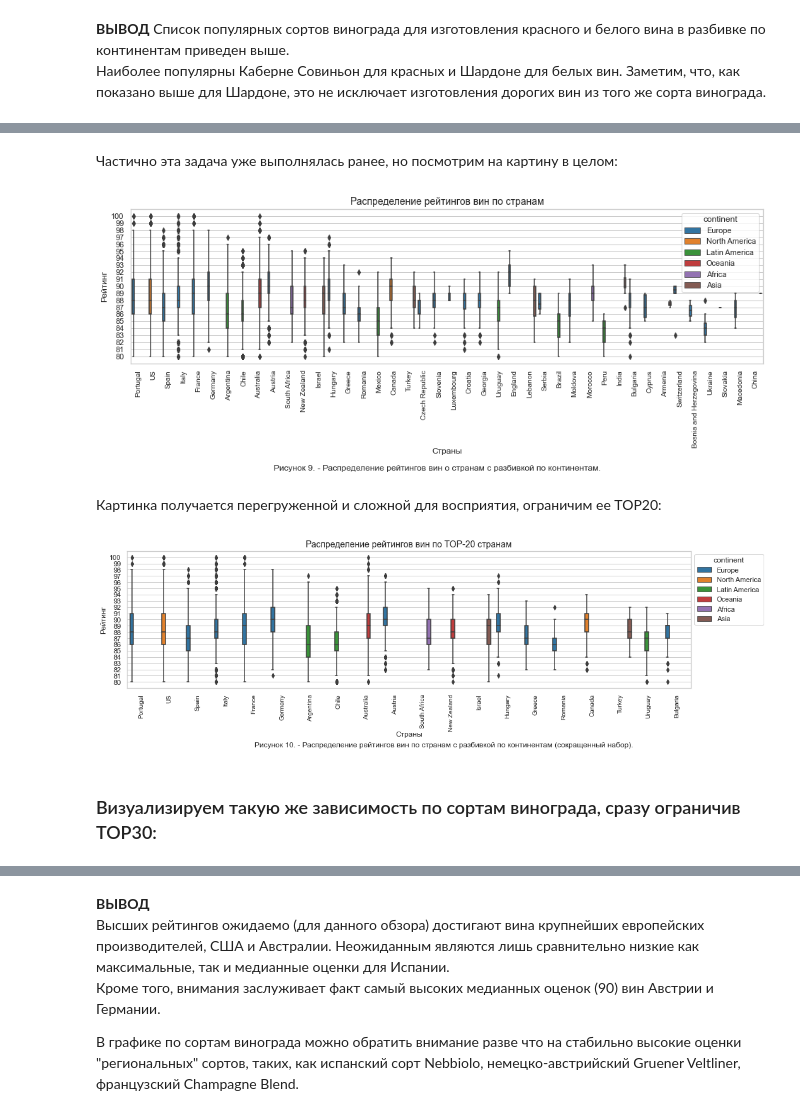
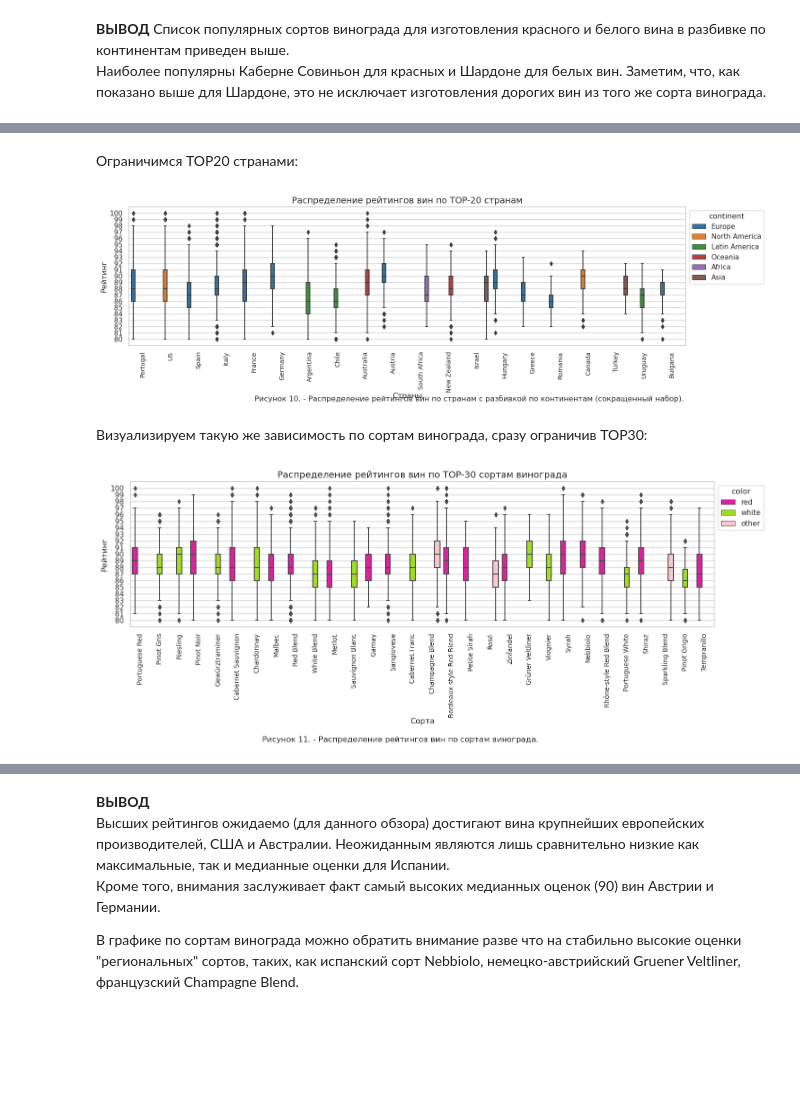
Before and after one commit to PiperDM/Portfolio, a Jupyter notebook: Wine project/Wine_research_GH.ipynb, the cells around one changed output, grey strips where cells are left out. Cells and saved outputs as stored; diff of their text form; code cells hidden in the pictures; blank space fills up the shorter version.

```diff
--- a/Wine project/Wine_research_GH.ipynb
+++ b/Wine project/Wine_research_GH.ipynb
@@ -193,7 +228,7 @@ wine[(wine['points'] >= 97) & wine.price.isna()].sort_values(by='points', ascend
 
 **ВЫБРОСИМ записи, где признак price не определен**
 # %%
-wine = wine.dropna(subset='price')
+wine = wine.dropna(subset=['price'])
 # %% [markdown]
 Посмотрим на признак description.
 # %%
@@ -216,2 +255,3 @@ Name: description, Length: 111593, dtype: object
 # %%
-wine = wine.drop('description', axis=1)
+wine = wine.drop(['description', 'designation', 'region_2', 'taster_name', 'taster_twitter_handle'], axis=1)
+wine.info()
@@ -222,3 +273,0 @@ wine = wine.drop('description', axis=1)
-# %%
-wine = wine.drop(['designation', 'region_2', 'taster_name', 'taster_twitter_handle'], axis=1)
-wine.info()
@@ -265,6 +299,7 @@ wine[wine.country.isna() | wine.province.isna()]
 # %%
-wine.dropna(subset='country', inplace=True)
-wine.dropna(subset='variety', inplace=True) #одна запись затесалась с пропущенным сортом
+wine.dropna(subset=['country','variety'], inplace=True)
+
+wine.fillna('unknown', inplace=True)
 wine.info()
 # %% [output]
 <class 'pandas.core.frame.DataFrame'>
@@ -797,15 +730,16 @@ print(*wine[wine['points']==100].variety, sep=', ')
-# %% [markdown]
-Частично эта задача уже выполнялась ранее, но посмотрим на картину в целом:
+# %% [markdown]
+Ограничимся TOP20 странами:
 # %%
+wine_top20countries = list(wine.value_counts('country').index[:20])
+
 plt.figure(figsize=(16, 4))
-sns.boxplot(x='country', y='points', data=wine, hue='continent');
+ax=sns.boxplot(x='country', y='points', data=wine[wine['country'].isin(wine_top20countries)], hue='continent');
 plt.xticks(rotation=90, fontsize=10);
 plt.yticks(ticks=range(80, 101))
-plt.title('Распределение рейтингов вин по странам', fontsize=14);
+plt.title('Распределение рейтингов вин по TOP-20 странам', fontsize=14);
 plt.xlabel('Страны', labelpad = 0)
 plt.ylabel('Рейтинг');
-plt.figtext(0.3, -0.4, "Рисунок 9. - Распределение рейтингов вин о странам с разбивкой по континентам.");
+sns.move_legend(ax, "upper left", bbox_to_anchor=(1, 1))
+plt.figtext(0.3, -0.2, "Рисунок 10. - Распределение рейтингов вин по странам с разбивкой по континентам (сокращенный набор).");
 # %% [output]
-[figure, old version]
+[figure, new version]
-# %% [markdown]
-Картинка получается перегруженной и сложной для восприятия, ограничим ее TOP20:
@@ -814,14 +746,19 @@ wine_top20countries = list(wine.value_counts('country').index[:20])
+# %% [markdown]
+Визуализируем такую же зависимость по сортам винограда, сразу ограничив TOP30:
 # %%
+wine_top30varietes = list(wine.value_counts('variety').index[:30])
+
+winpalette = {'red':'#ff00aa' , 'white':'#aaff00', 'other':'pink'}
+
 plt.figure(figsize=(16, 4))
-ax=sns.boxplot(x='country', y='points', data=wine[wine['country'].isin(wine_top20countries)], hue='continent');
+ax=sns.boxplot(x='variety', y='points', data=wine[wine['variety'].isin(wine_top30varietes)], hue='color',
+            palette=winpalette);
 plt.xticks(rotation=90, fontsize=10);
 plt.yticks(ticks=range(80, 101))
-plt.title('Распределение рейтингов вин по TOP-20 странам', fontsize=14);
-plt.xlabel('Страны', labelpad = 0)
+plt.title('Распределение рейтингов вин по TOP-30 сортам винограда', fontsize=14);
+plt.xlabel('Сорта', labelpad = 0)
 plt.ylabel('Рейтинг');
 sns.move_legend(ax, "upper left", bbox_to_anchor=(1, 1))
-plt.figtext(0.3, -0.2, "Рисунок 10. - Распределение рейтингов вин по странам с разбивкой по континентам (сокращенный набор).");
+plt.figtext(0.3, -0.5, "Рисунок 11. - Распределение рейтингов вин по сортам винограда.");
 # %% [output]
-[figure, old version]
+[figure, new version]
-# %% [markdown]
-### Визуализируем такую же зависимость по сортам винограда, сразу ограничив TOP30:
```
Also changed, not shown: parts of 188 cells of this notebook, 1 other file.
